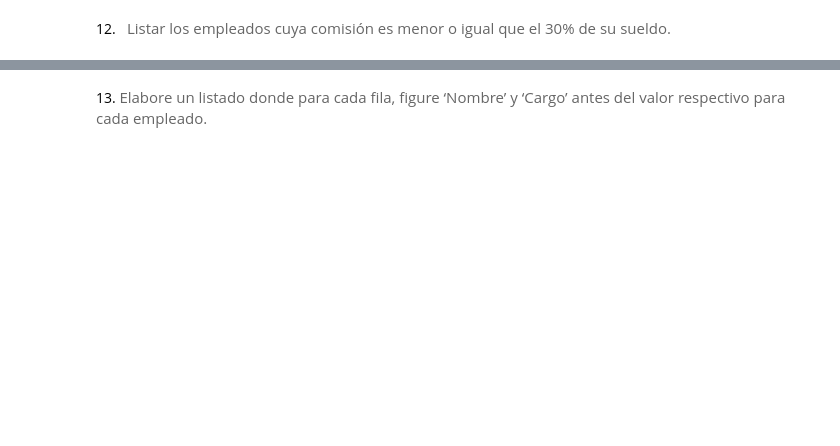
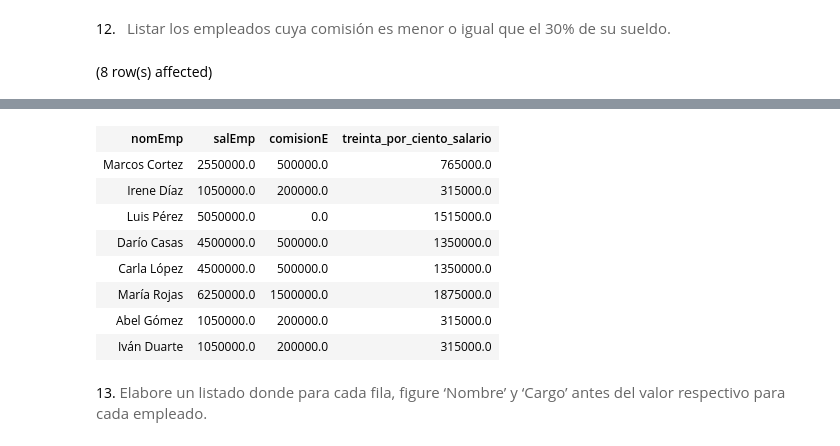
Before and after one commit to jdomdev/data-science-sql, a Jupyter notebook: notebooks/p5-m4.ipynb, the cells around one changed output, grey strips where cells are left out. Cells and saved outputs as stored; diff of their text form; code cells hidden in the pictures; blank space fills up the shorter version.

```diff
--- a/notebooks/p5-m4.ipynb
+++ b/notebooks/p5-m4.ipynb
@@ -130,2 +244,8 @@ Total execution time: 00:00:01.003
 # %% [markdown]
 12.  <span style="color: rgb(102, 102, 102); font-family: Poppins; font-size: 15px; background-color: rgb(255, 255, 255);">&nbsp;Listar los empleados cuya comisión es menor o igual que el 30% de su sueldo.</span>
+# %%
+SELECT nomEmp, salEmp, comisionE, salEmp*0.3 AS treinta_por_ciento_salario
+FROM empleados
+WHERE comisionE <= salEmp*0.3;
+# %% [output]
+(8 row(s) affected)
@@ -132,2 +253,11 @@ Total execution time: 00:00:01.003
+| nomEmp | salEmp | comisionE | treinta_por_ciento_salario |
+| Marcos Cortez | 2550000.0 | 500000.0 | 765000.0 |
+| Irene Díaz | 1050000.0 | 200000.0 | 315000.0 |
+| Luis Pérez | 5050000.0 | 0.0 | 1515000.0 |
+| Darío Casas | 4500000.0 | 500000.0 | 1350000.0 |
+| Carla López | 4500000.0 | 500000.0 | 1350000.0 |
+| María Rojas | 6250000.0 | 1500000.0 | 1875000.0 |
+| Abel Gómez | 1050000.0 | 200000.0 | 315000.0 |
+| Iván Duarte | 1050000.0 | 200000.0 | 315000.0 |
 # %% [markdown]
 13. <span style="color: rgb(102, 102, 102); font-family: Poppins; font-size: 15px; background-color: rgb(255, 255, 255);">Elabore un listado donde para cada fila, figure ‘Nombre’ y ‘Cargo’ antes del valor respectivo para cada empleado.</span>
```
Also changed, not shown: parts of 36 cells of this notebook.
